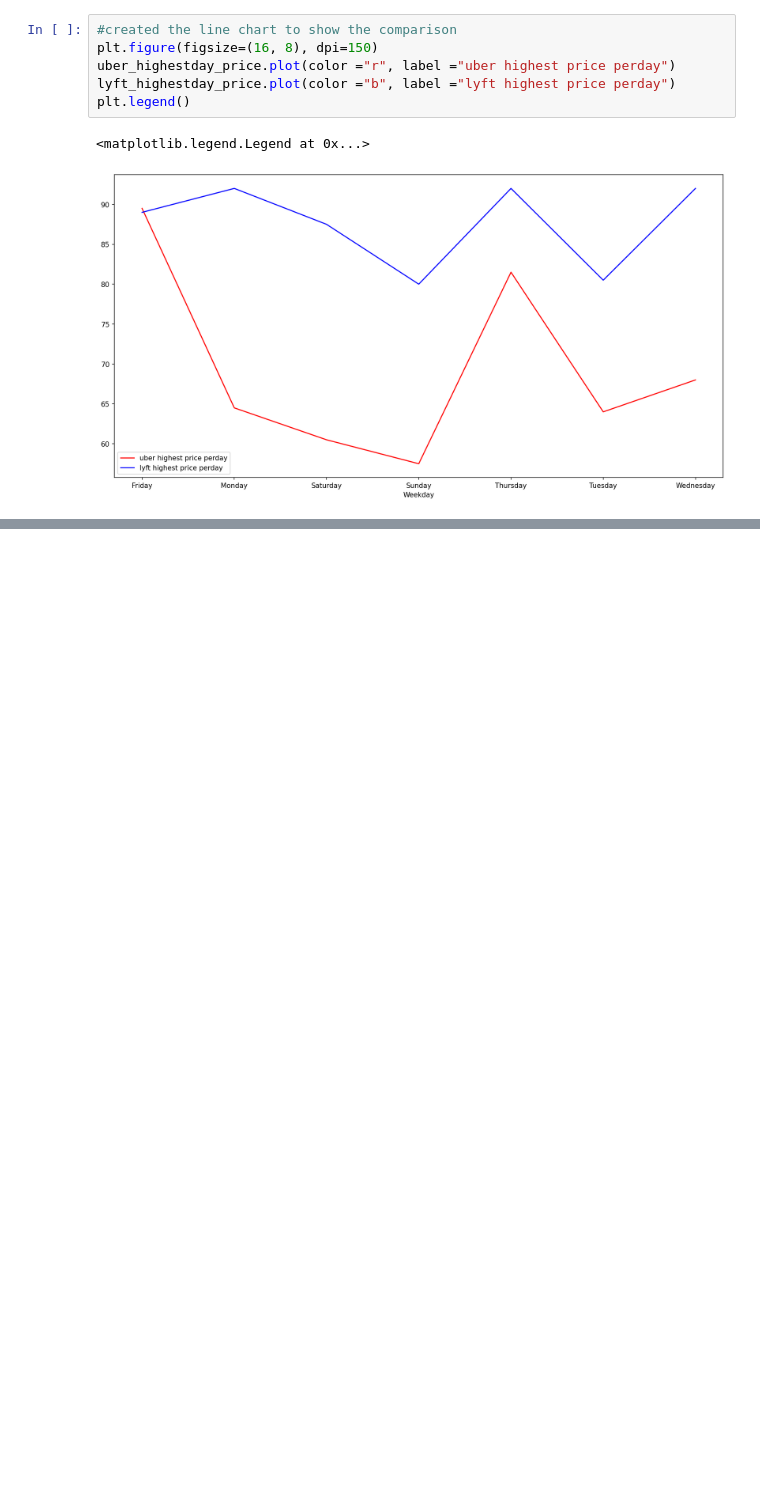
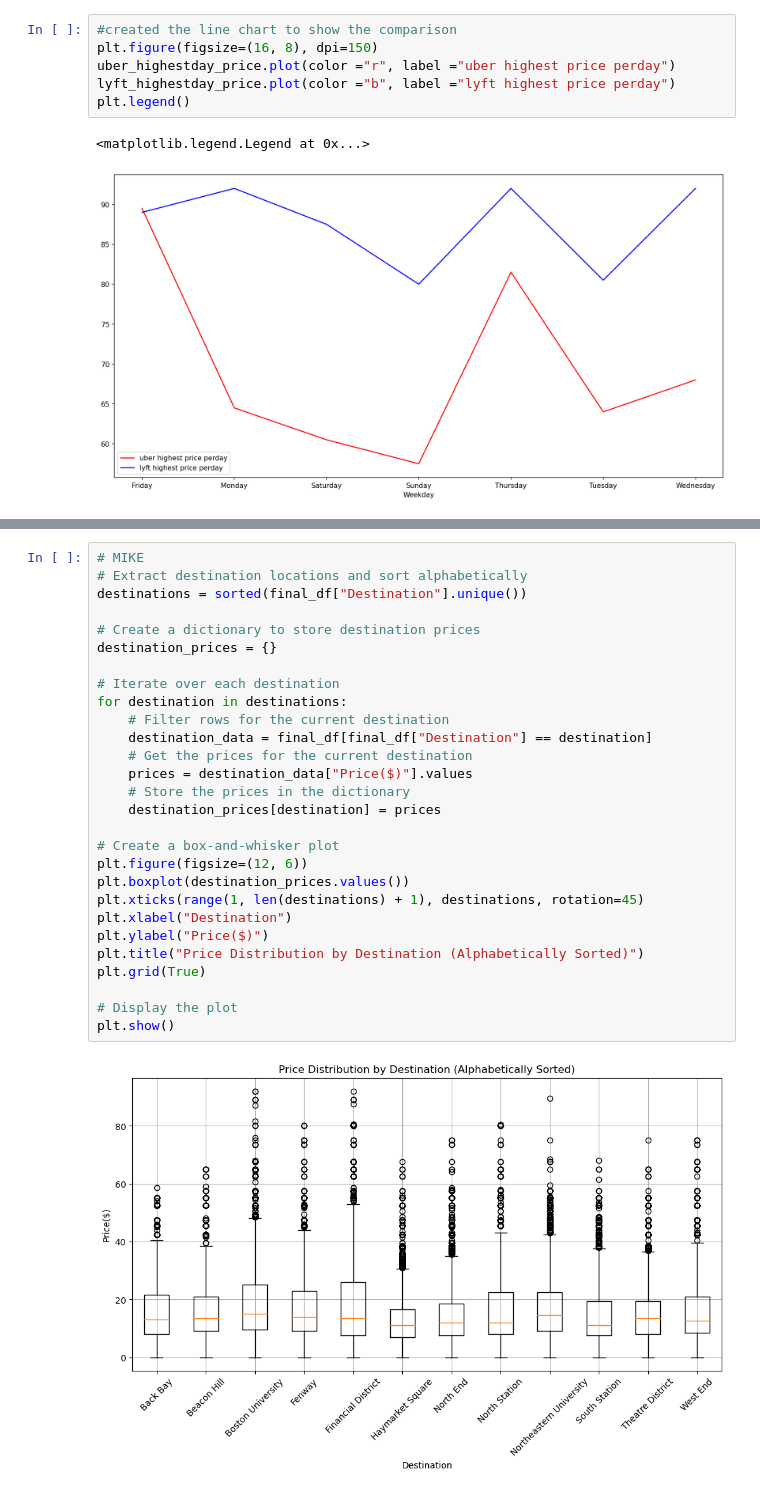
Before and after one commit to marnaji/Project-1, a Jupyter notebook: main.ipynb, the cells around one changed output, grey strips where cells are left out. Drawn from its saved outputs; the diff is of its cells as text; blank space fills up the shorter version.

```diff
--- a/main.ipynb
+++ b/main.ipynb
@@ -326,0 +355,30 @@ plt.legend()
+# %%
+# MIKE
+# Extract destination locations and sort alphabetically
+destinations = sorted(final_df["Destination"].unique())
+
+# Create a dictionary to store destination prices
+destination_prices = {}
+
+# Iterate over each destination
+for destination in destinations:
+    # Filter rows for the current destination
+    destination_data = final_df[final_df["Destination"] == destination]
+    # Get the prices for the current destination
+    prices = destination_data["Price($)"].values
+    # Store the prices in the dictionary
+    destination_prices[destination] = prices
+
+# Create a box-and-whisker plot
+plt.figure(figsize=(12, 6))
+plt.boxplot(destination_prices.values())
+plt.xticks(range(1, len(destinations) + 1), destinations, rotation=45)
+plt.xlabel("Destination")
+plt.ylabel("Price($)")
+plt.title("Price Distribution by Destination (Alphabetically Sorted)")
+plt.grid(True)
+
+# Display the plot
+plt.show()
+# %% [output]
+[figure, added]
```
Also changed, not shown: parts of 16 cells of this notebook.
